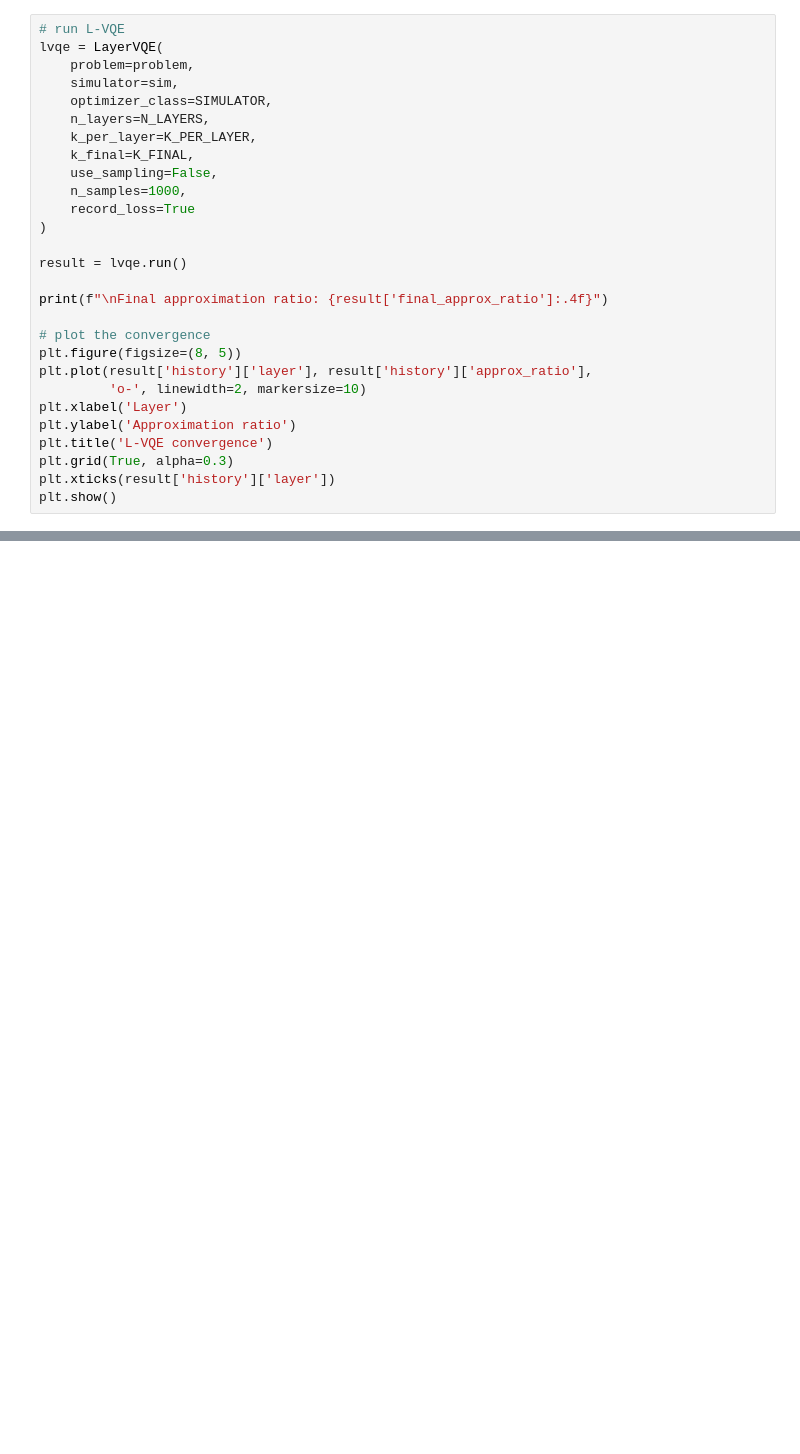
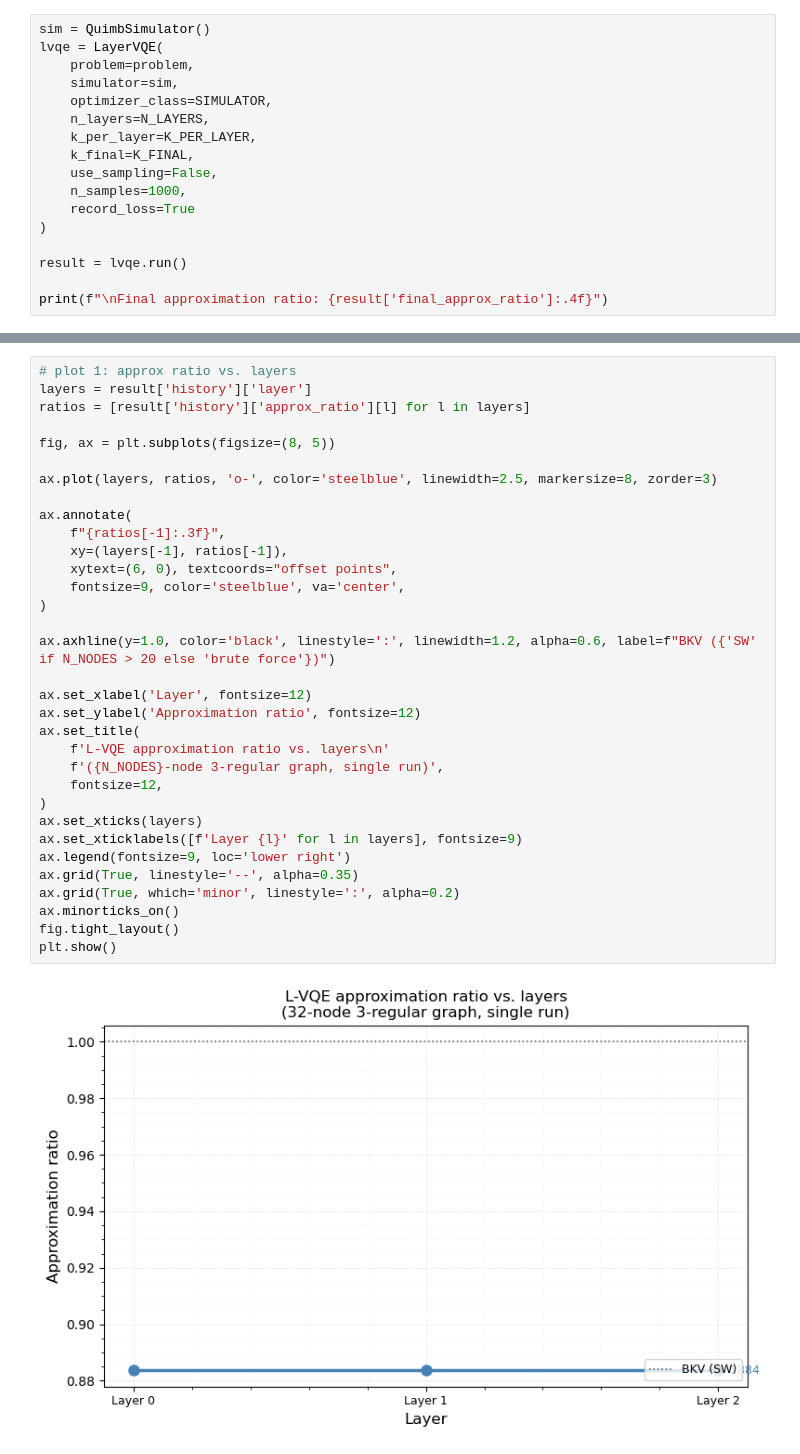
Before and after one commit to joaomartins06/Layer-Variational-Quantum-Eigensolver, a Jupyter notebook: notebooks/maxcut_testing.ipynb, the cells around one changed output, grey strips where cells are left out. Cells and saved outputs as stored; diff of their text form; blank space fills up the shorter version.

```diff
--- a/notebooks/maxcut_testing.ipynb
+++ b/notebooks/maxcut_testing.ipynb
@@ -57,5 +56,5 @@ corresponding energy: 20.0
 # %%
-# run L-VQE
+sim = QuimbSimulator()
 lvqe = LayerVQE(
     problem=problem,
     simulator=sim,
@@ -71,17 +70,6 @@ lvqe = LayerVQE(
 result = lvqe.run()
 
 print(f"\nFinal approximation ratio: {result['final_approx_ratio']:.4f}")
-
-# plot the convergence
-plt.figure(figsize=(8, 5))
-plt.plot(result['history']['layer'], result['history']['approx_ratio'],
-         'o-', linewidth=2, markersize=10)
-plt.xlabel('Layer')
-plt.ylabel('Approximation ratio')
-plt.title('L-VQE convergence')
-plt.grid(True, alpha=0.3)
-plt.xticks(result['history']['layer'])
-plt.show()
 # %% [output]
 Starting L-VQE: 2 layers, 50 iter/layer, 300 final iter
 Mode: exact expectation
@@ -94 +91,36 @@ KeyboardInterrupt:
+# %%
+# plot 1: approx ratio vs. layers
+layers = result['history']['layer']
+ratios = [result['history']['approx_ratio'][l] for l in layers]
+
+fig, ax = plt.subplots(figsize=(8, 5))
+
+ax.plot(layers, ratios, 'o-', color='steelblue', linewidth=2.5, markersize=8, zorder=3)
+
+ax.annotate(
+    f"{ratios[-1]:.3f}",
+    xy=(layers[-1], ratios[-1]),
+    xytext=(6, 0), textcoords="offset points",
+    fontsize=9, color='steelblue', va='center',
+)
+
+ax.axhline(y=1.0, color='black', linestyle=':', linewidth=1.2, alpha=0.6, label=f"BKV ({'SW' if N_NODES > 20 else 'brute force'})")
+
+ax.set_xlabel('Layer', fontsize=12)
+ax.set_ylabel('Approximation ratio', fontsize=12)
+ax.set_title(
+    f'L-VQE approximation ratio vs. layers\n'
+    f'({N_NODES}-node 3-regular graph, single run)',
+    fontsize=12,
+)
+ax.set_xticks(layers)
+ax.set_xticklabels([f'Layer {l}' for l in layers], fontsize=9)
+ax.legend(fontsize=9, loc='lower right')
+ax.grid(True, linestyle='--', alpha=0.35)
+ax.grid(True, which='minor', linestyle=':', alpha=0.2)
+ax.minorticks_on()
+fig.tight_layout()
+plt.show()
+# %% [output]
+[figure, added]
 # %%
```
Also changed, not shown: parts of 8 cells of this notebook, 3 other files.
